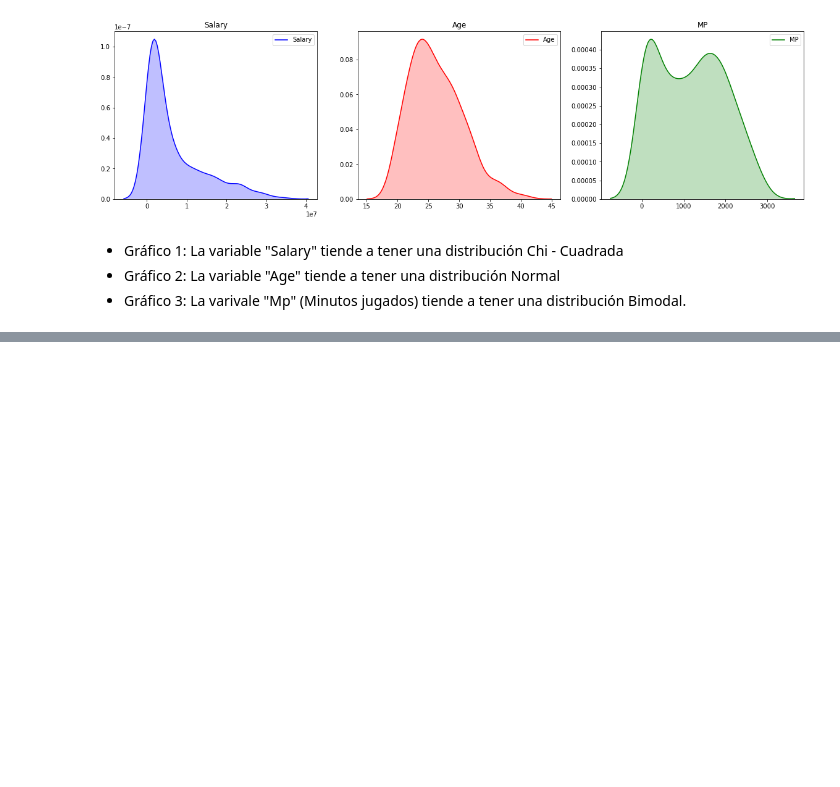
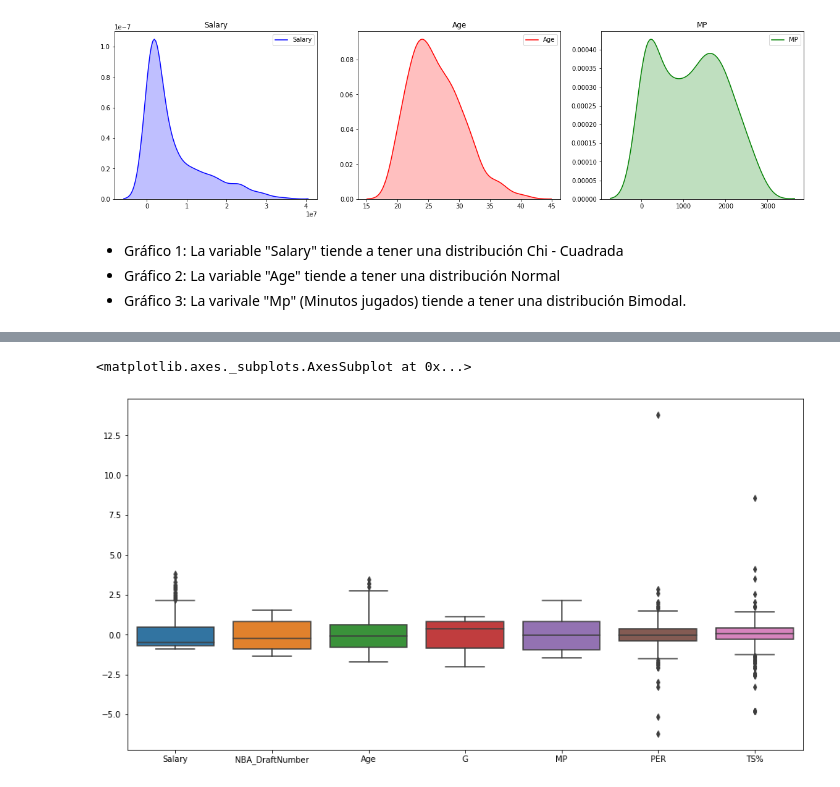
Before and after one commit to NicolasB2/NBA_Salaries, a Jupyter notebook: NBA Salary.ipynb, the cells around one changed output, grey strips where cells are left out. Saved outputs shown, nothing was run; the diff lists cells and outputs as text; code cells hidden in the pictures; blank space fills up the shorter version.

Commit message:
Added data clean

```diff
--- a/NBA Salary.ipynb
+++ b/NBA Salary.ipynb
@@ -237,0 +263,5 @@ Text(0.5, 1.0, 'MP')
+# %%
+data['Player']=data['Player'].astype('category')
+data['NBA_Country']=data['NBA_Country'].astype('category')
+data['Tm']=data['Tm'].astype('category')
+data.info()
@@ -237,0 +328,8 @@ Text(0.5, 1.0, 'MP')
+# %%
+stdsc = StandardScaler()
+headers_to_normalize = ['Salary', 'NBA_DraftNumber', 'Age','G','MP', 'PER','TS%','3PAr','FTr','ORB%','DRB%','TRB%','AST%','STL%','BLK%','TOV%','USG%','OWS','DWS','WS','OBPM','DBPM','BPM','VORP']
+
+x= data[headers_to_normalize].values
+x_scaled = stdsc.fit_transform(x)
+data_t = pd.DataFrame(x_scaled, columns=headers_to_normalize, index=data.index)
+data[headers_to_normalize] = data_t
@@ -237,0 +348,6 @@ Text(0.5, 1.0, 'MP')
+# %%
+plt.rc('figure',figsize=(15,8))
+sn.boxplot( orient= "v", data=data[headers_to_normalize[0:7]])
+# %% [output]
+<matplotlib.axes._subplots.AxesSubplot at 0x...>
+[figure, added]
```
Also changed, not shown: parts of 22 cells of this notebook.
